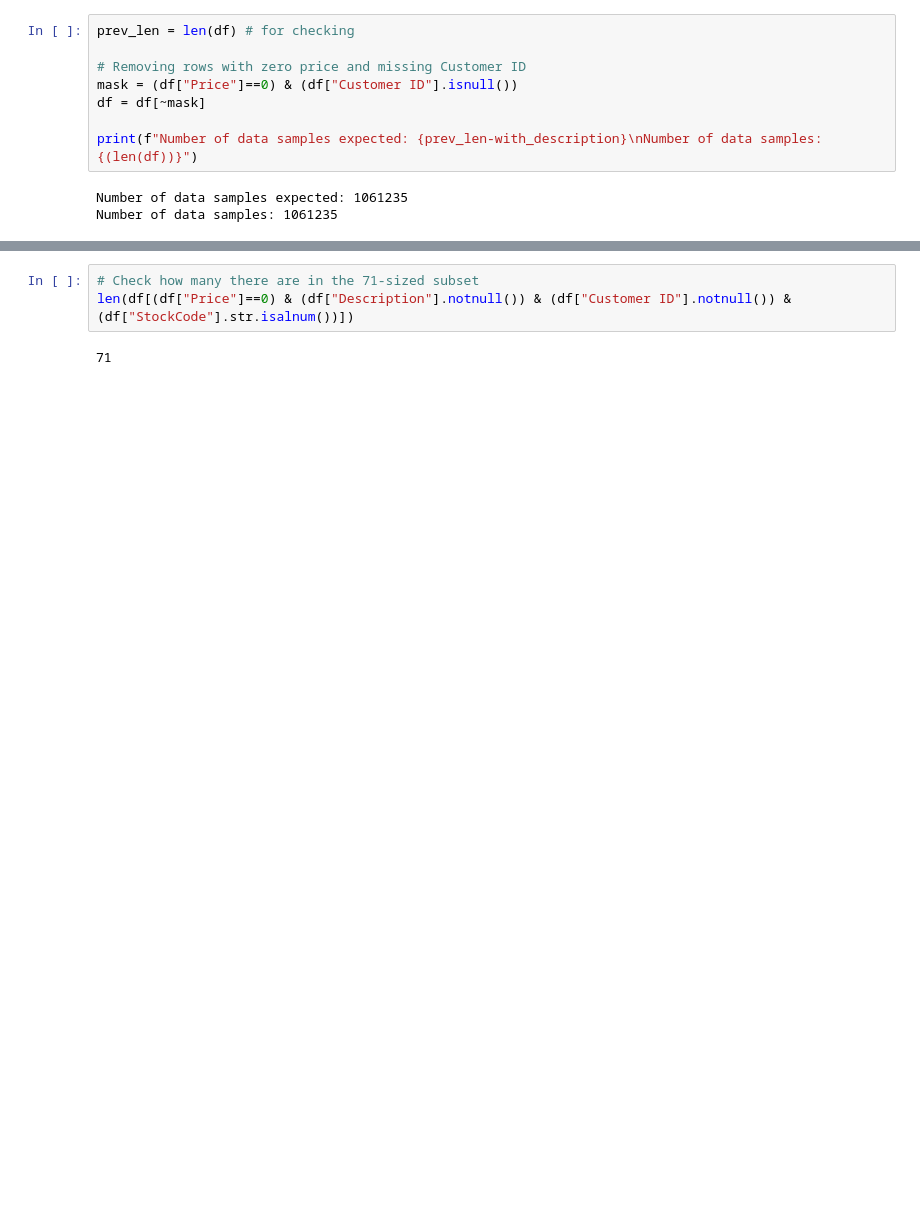
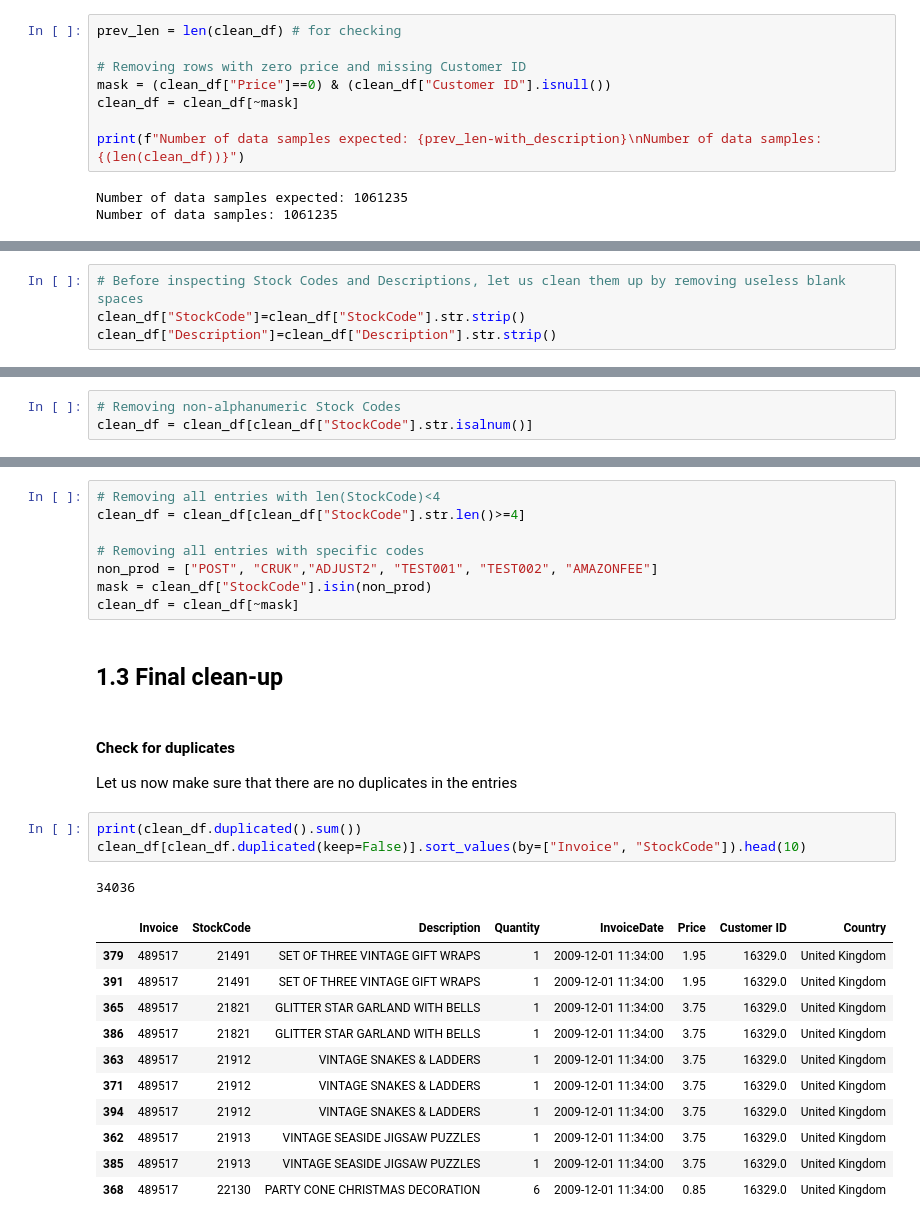
Before and after one commit to Sara-Munafo/retail-sales-analysis, a Jupyter notebook: notebooks/01_eda.ipynb, the cells around one changed output, grey strips where cells are left out. Cells and saved outputs as stored; diff of their text form; blank space fills up the shorter version.

Commit message:
completed exploratory data analysis

```diff
--- a/notebooks/01_eda.ipynb
+++ b/notebooks/01_eda.ipynb
@@ -181,13 +158,13 @@ Number of data samples: 1062984
 # %% [markdown]
 #### **Removing zero-priced + missing Customer ID rows**
 # %%
-prev_len = len(df) # for checking
+prev_len = len(clean_df) # for checking
 
 # Removing rows with zero price and missing Customer ID
-mask = (df["Price"]==0) & (df["Customer ID"].isnull())
-df = df[~mask]
+mask = (clean_df["Price"]==0) & (clean_df["Customer ID"].isnull())
+clean_df = clean_df[~mask]
 
-print(f"Number of data samples expected: {prev_len-with_description}\nNumber of data samples: {(len(df))}")
+print(f"Number of data samples expected: {prev_len-with_description}\nNumber of data samples: {(len(clean_df))}")
 # %% [output]
 Number of data samples expected: 1061235
 Number of data samples: 1061235
@@ -202,3 +179,7 @@ Most valid samples have all uppergase Description, but I preferred to not use th
 
 
 The Stock Code may be more indicative.
+# %%
+# Before inspecting Stock Codes and Descriptions, let us clean them up by removing useless blank spaces
+clean_df["StockCode"]=clean_df["StockCode"].str.strip()
+clean_df["Description"]=clean_df["Description"].str.strip()
@@ -220,0 +208,3 @@ df[~mask].head(10)
+# %%
+# Removing non-alphanumeric Stock Codes
+clean_df = clean_df[clean_df["StockCode"].str.isalnum()]
@@ -255,5 +262,29 @@ We gather two informations:
-# %%
-# Check how many there are in the 71-sized subset
-len(df[(df["Price"]==0) & (df["Description"].notnull()) & (df["Customer ID"].notnull()) & (df["StockCode"].str.isalnum())])
-# %% [output]
-71
+# %%
+# Removing all entries with len(StockCode)<4
+clean_df = clean_df[clean_df["StockCode"].str.len()>=4]
+
+# Removing all entries with specific codes
+non_prod = ["POST", "CRUK","ADJUST2", "TEST001", "TEST002", "AMAZONFEE"]
+mask = clean_df["StockCode"].isin(non_prod)
+clean_df = clean_df[~mask]
+# %% [markdown]
+## 1.3 Final clean-up
+# %% [markdown]
+#### **Check for duplicates**
+Let us now make sure that there are no duplicates in the entries
+# %%
+print(clean_df.duplicated().sum())
+clean_df[clean_df.duplicated(keep=False)].sort_values(by=["Invoice", "StockCode"]).head(10)
+# %% [output]
+34036
+|  | Invoice | StockCode | Description | Quantity | InvoiceDate | Price | Customer ID | Country |
+| 379 | 489517 | 21491 | SET OF THREE VINTAGE GIFT WRAPS | 1 | 2009-12-01 11:34:00 | 1.95 | 16329.0 | United Kingdom |
+| 391 | 489517 | 21491 | SET OF THREE VINTAGE GIFT WRAPS | 1 | 2009-12-01 11:34:00 | 1.95 | 16329.0 | United Kingdom |
+| 365 | 489517 | 21821 | GLITTER STAR GARLAND WITH BELLS | 1 | 2009-12-01 11:34:00 | 3.75 | 16329.0 | United Kingdom |
+| 386 | 489517 | 21821 | GLITTER STAR GARLAND WITH BELLS | 1 | 2009-12-01 11:34:00 | 3.75 | 16329.0 | United Kingdom |
+| 363 | 489517 | 21912 | VINTAGE SNAKES & LADDERS | 1 | 2009-12-01 11:34:00 | 3.75 | 16329.0 | United Kingdom |
+| 371 | 489517 | 21912 | VINTAGE SNAKES & LADDERS | 1 | 2009-12-01 11:34:00 | 3.75 | 16329.0 | United Kingdom |
+| 394 | 489517 | 21912 | VINTAGE SNAKES & LADDERS | 1 | 2009-12-01 11:34:00 | 3.75 | 16329.0 | United Kingdom |
+| 362 | 489517 | 21913 | VINTAGE SEASIDE JIGSAW PUZZLES | 1 | 2009-12-01 11:34:00 | 3.75 | 16329.0 | United Kingdom |
+| 385 | 489517 | 21913 | VINTAGE SEASIDE JIGSAW PUZZLES | 1 | 2009-12-01 11:34:00 | 3.75 | 16329.0 | United Kingdom |
+| 368 | 489517 | 22130 | PARTY CONE CHRISTMAS DECORATION | 6 | 2009-12-01 11:34:00 | 0.85 | 16329.0 | United Kingdom |
```
Also changed, not shown: parts of 23 cells of this notebook.
